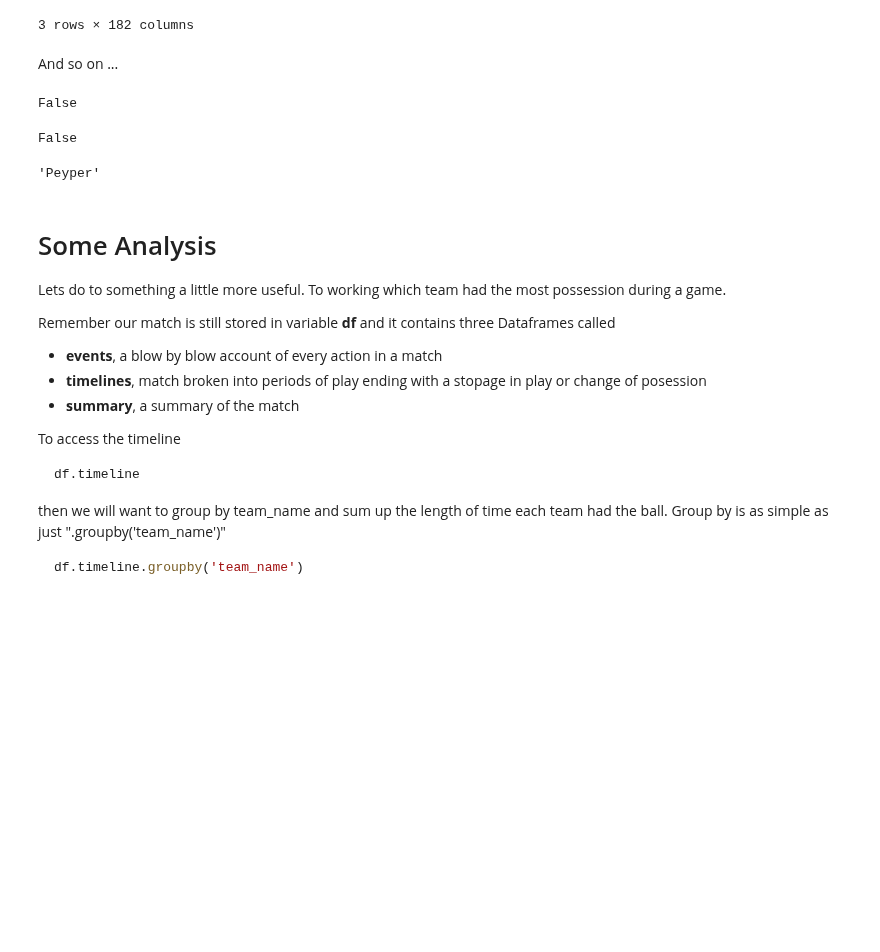
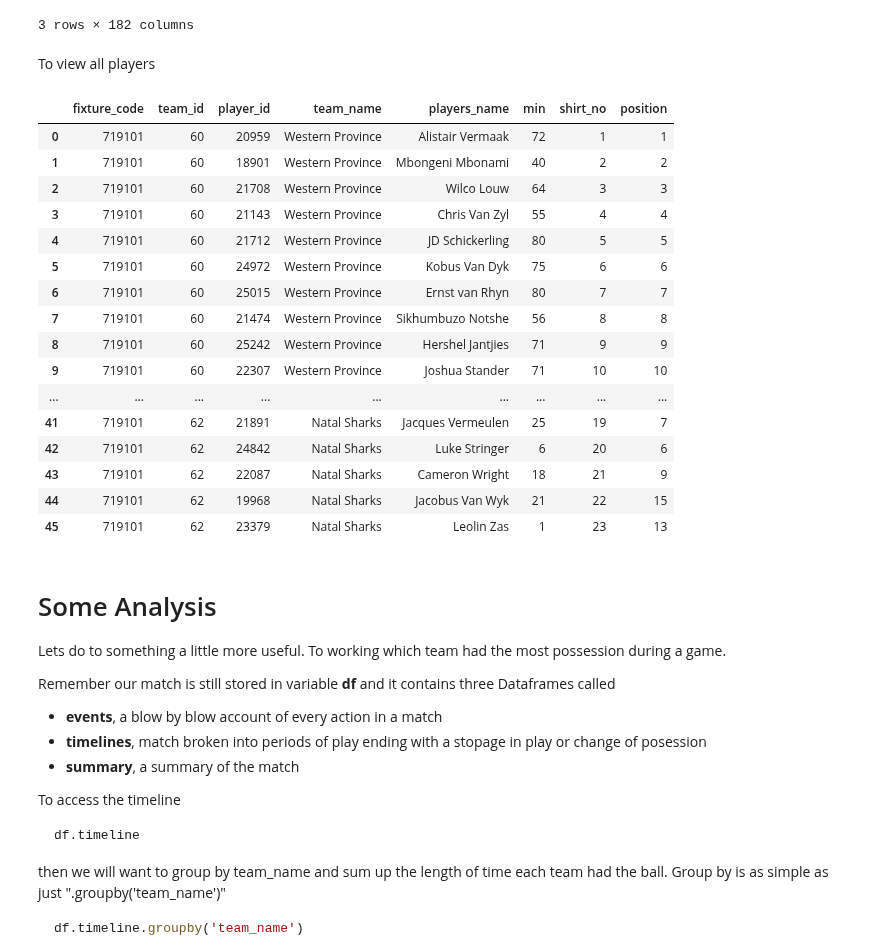
Before and after one commit to jlondal/pyrugga, a Jupyter notebook: jupyter/tuts/Getting Started.ipynb, the cells around one changed output. Drawn from its saved outputs; the diff is of its cells as text; code cells hidden in the pictures; blank space fills up the shorter version.

```diff
--- a/jupyter/tuts/Getting Started.ipynb
+++ b/jupyter/tuts/Getting Started.ipynb
@@ -85,20 +85,28 @@ df.timeline.query('team_name == "Natal Sharks"').head(3)
 | 1 | 1 | 2 | Natal Sharks | 0 | 24 | 59 | 1 | 54 | 35 | ... |
 | 3 | 1 | 4 | Natal Sharks | 0 | 31 | 102 | 21 | 49 | 71 | ... |
 3 rows × 182 columns
-# %% [markdown]
-And so on ...
+# %% [markdown]
+To view all players
 # %%
-df.Draw()
+df.players
 # %% [output]
-False
+|  | fixture_code | team_id | player_id | team_name | players_name | min | shirt_no | position |
+| 0 | 719101 | 60 | 20959 | Western Province | Alistair Vermaak | 72 | 1 | 1 |
+| 1 | 719101 | 60 | 18901 | Western Province | Mbongeni Mbonami | 40 | 2 | 2 |
+| 2 | 719101 | 60 | 21708 | Western Province | Wilco Louw | 64 | 3 | 3 |
+| 3 | 719101 | 60 | 21143 | Western Province | Chris Van Zyl | 55 | 4 | 4 |
+| 4 | 719101 | 60 | 21712 | Western Province | JD Schickerling | 80 | 5 | 5 |
+| 5 | 719101 | 60 | 24972 | Western Province | Kobus Van Dyk | 75 | 6 | 6 |
+| 6 | 719101 | 60 | 25015 | Western Province | Ernst van Rhyn | 80 | 7 | 7 |
+| 7 | 719101 | 60 | 21474 | Western Province | Sikhumbuzo Notshe | 56 | 8 | 8 |
+| 8 | 719101 | 60 | 25242 | Western Province | Hershel Jantjies | 71 | 9 | 9 |
+| 9 | 719101 | 60 | 22307 | Western Province | Joshua Stander | 71 | 10 | 10 |
+| ... | ... | ... | ... | ... | ... | ... | ... | ... |
+| 41 | 719101 | 62 | 21891 | Natal Sharks | Jacques Vermeulen | 25 | 19 | 7 |
+| 42 | 719101 | 62 | 24842 | Natal Sharks | Luke Stringer | 6 | 20 | 6 |
+| 43 | 719101 | 62 | 22087 | Natal Sharks | Cameron Wright | 18 | 21 | 9 |
+| 44 | 719101 | 62 | 19968 | Natal Sharks | Jacobus Van Wyk | 21 | 22 | 15 |
+| 45 | 719101 | 62 | 23379 | Natal Sharks | Leolin Zas | 1 | 23 | 13 |
-# %%
-df.HomeWin()
-# %% [output]
-False
-# %%
-df.getRef()
-# %% [output]
-'Peyper'
 # %% [markdown]
 # Some Analysis
 
```
Also changed, not shown: parts of 1 cell of this notebook, 3 other files.
